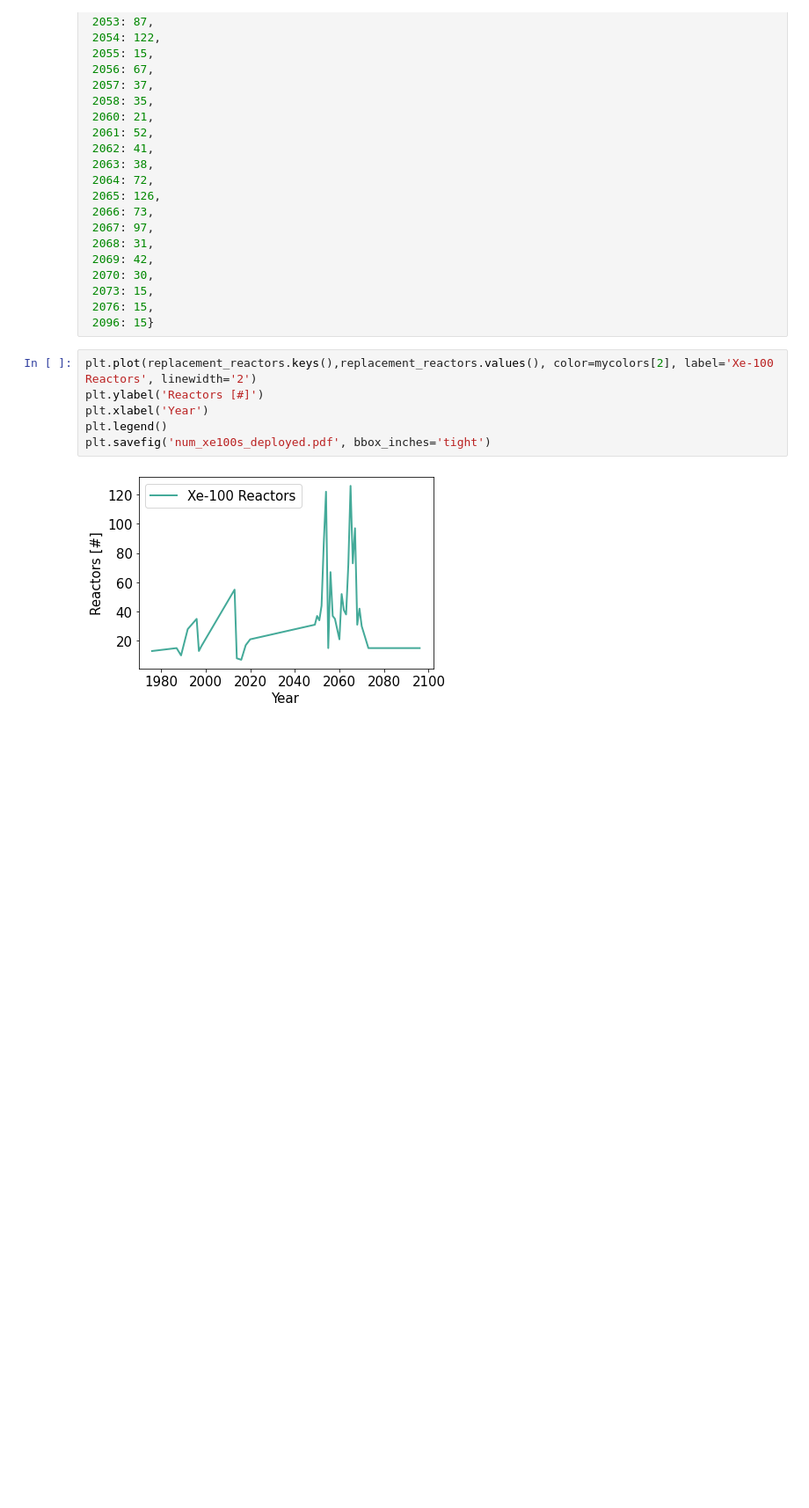
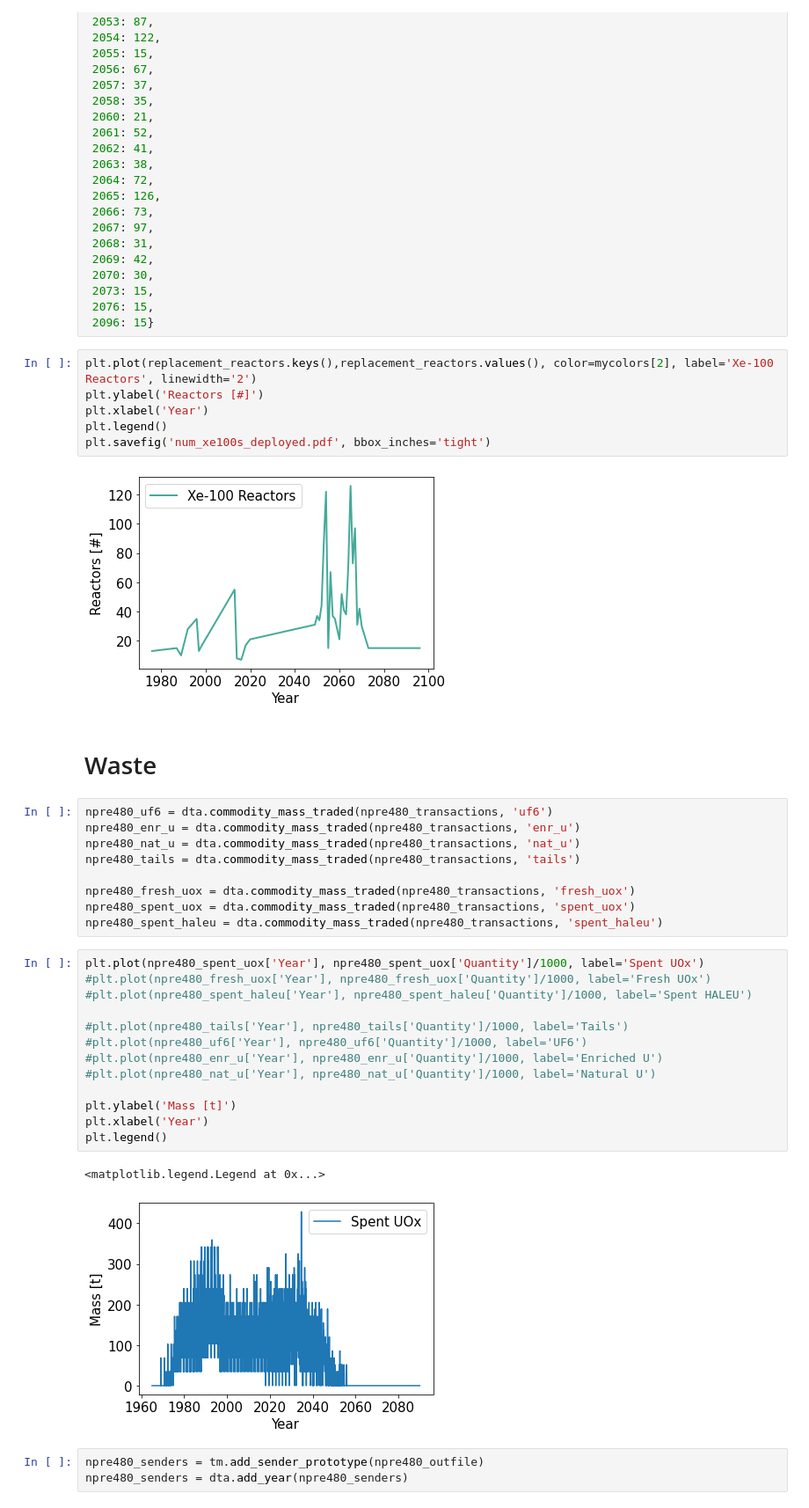
Before and after one commit to nsryan2/transition-scenarios, a Jupyter notebook: input/npre480/rud_triso_analysis.ipynb, the cells around one changed output. Shown: that part at 88% size. Saved outputs shown, nothing was run; the diff lists cells and outputs as text; blank space fills up the shorter version.

Commit message:
add waste setup without calcs

```diff
--- a/input/npre480/rud_triso_analysis.ipynb
+++ b/input/npre480/rud_triso_analysis.ipynb
@@ -375,3 +380,33 @@ plt.legend()
 plt.savefig('num_xe100s_deployed.pdf', bbox_inches='tight')
 # %% [output]
 [figure]
+# %% [markdown]
+# Waste
+# %%
+npre480_uf6 = dta.commodity_mass_traded(npre480_transactions, 'uf6')
+npre480_enr_u = dta.commodity_mass_traded(npre480_transactions, 'enr_u')
+npre480_nat_u = dta.commodity_mass_traded(npre480_transactions, 'nat_u')
+npre480_tails = dta.commodity_mass_traded(npre480_transactions, 'tails')
+
+npre480_fresh_uox = dta.commodity_mass_traded(npre480_transactions, 'fresh_uox')
+npre480_spent_uox = dta.commodity_mass_traded(npre480_transactions, 'spent_uox')
+npre480_spent_haleu = dta.commodity_mass_traded(npre480_transactions, 'spent_haleu')
+# %%
+plt.plot(npre480_spent_uox['Year'], npre480_spent_uox['Quantity']/1000, label='Spent UOx')
+#plt.plot(npre480_fresh_uox['Year'], npre480_fresh_uox['Quantity']/1000, label='Fresh UOx')
+#plt.plot(npre480_spent_haleu['Year'], npre480_spent_haleu['Quantity']/1000, label='Spent HALEU')
+
+#plt.plot(npre480_tails['Year'], npre480_tails['Quantity']/1000, label='Tails')
+#plt.plot(npre480_uf6['Year'], npre480_uf6['Quantity']/1000, label='UF6')
+#plt.plot(npre480_enr_u['Year'], npre480_enr_u['Quantity']/1000, label='Enriched U')
+#plt.plot(npre480_nat_u['Year'], npre480_nat_u['Quantity']/1000, label='Natural U')
+
+plt.ylabel('Mass [t]')
+plt.xlabel('Year')
+plt.legend()
+# %% [output]
+<matplotlib.legend.Legend at 0x...>
+[figure, added]
+# %%
+npre480_senders = tm.add_sender_prototype(npre480_outfile)
+npre480_senders = dta.add_year(npre480_senders)
```
Also changed, not shown: parts of 12 cells of this notebook, 7 other files.
